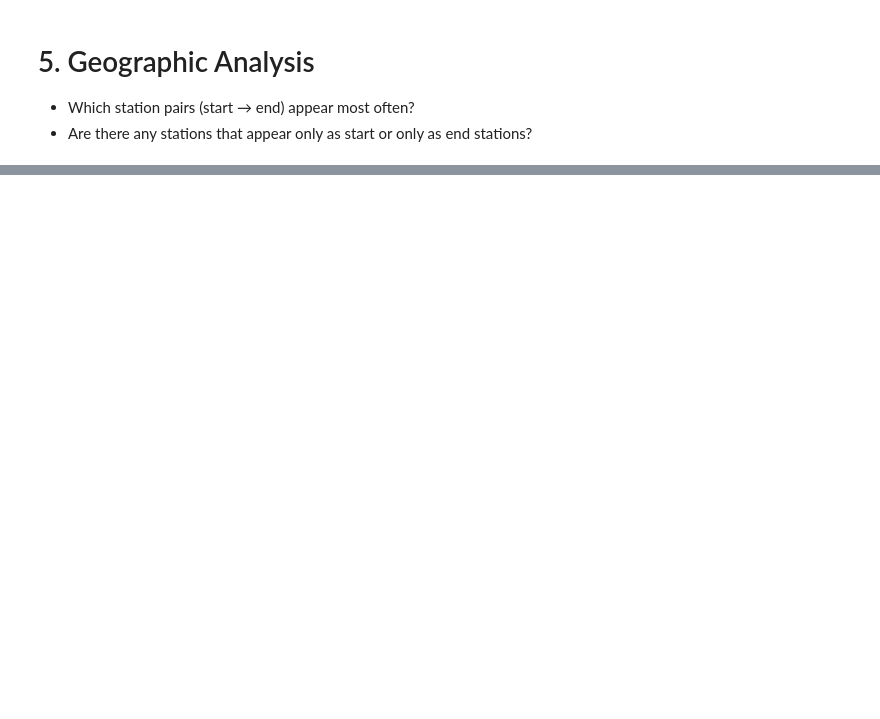
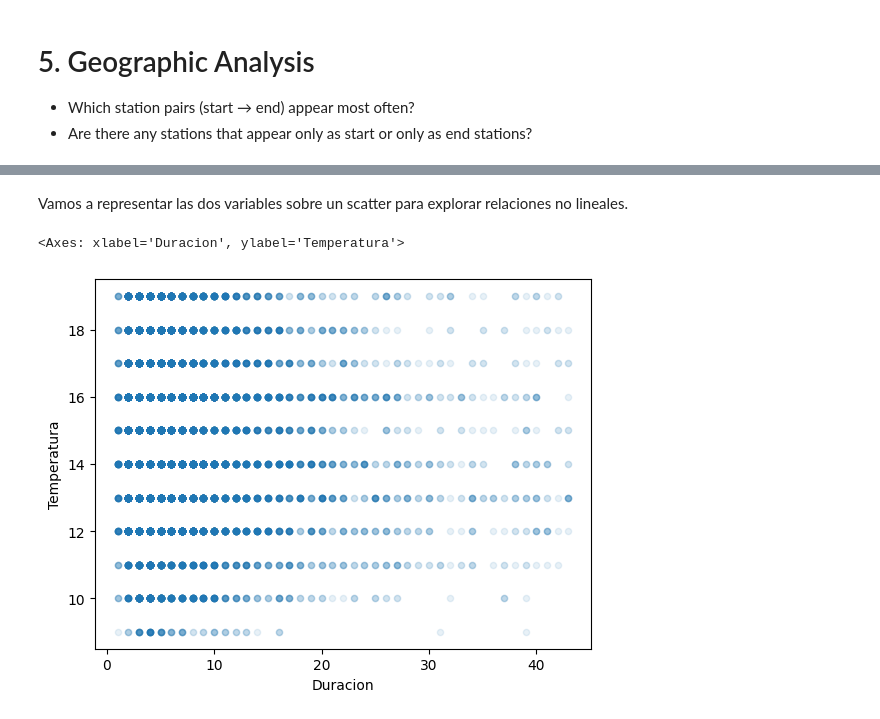
Before and after one commit to franpelirrojo/data_analysis_bike, a Jupyter notebook: nybike.ipynb, the cells around one changed output, grey strips where cells are left out. Cells and saved outputs as stored; diff of their text form; code cells hidden in the pictures; blank space fills up the shorter version.

```diff
--- a/nybike.ipynb
+++ b/nybike.ipynb
@@ -225,0 +275,7 @@ df_citibike.sample(4)
+# %% [markdown]
+Vamos a representar las dos variables sobre un scatter para explorar relaciones no lineales.
+# %%
+df_citibike.plot.scatter(x="Trip_Duration_in_min", y="Temperature", alpha=.1, xlabel="Duracion", ylabel="Temperatura")
+# %% [output]
+<Axes: xlabel='Duracion', ylabel='Temperatura'>
+[figure, added]
```
Also changed, not shown: parts of 31 cells of this notebook.
